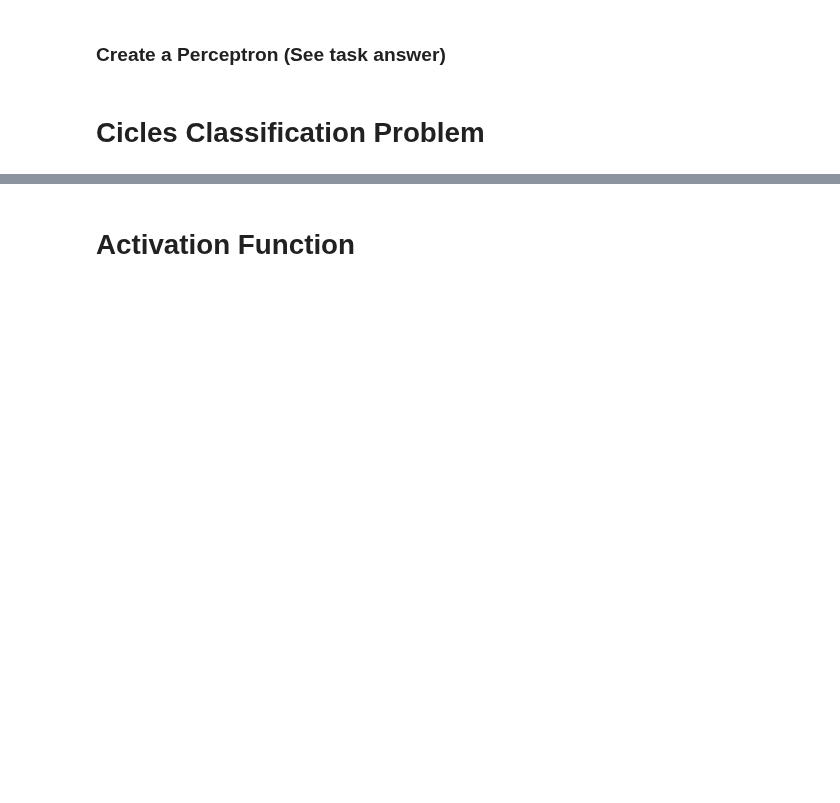
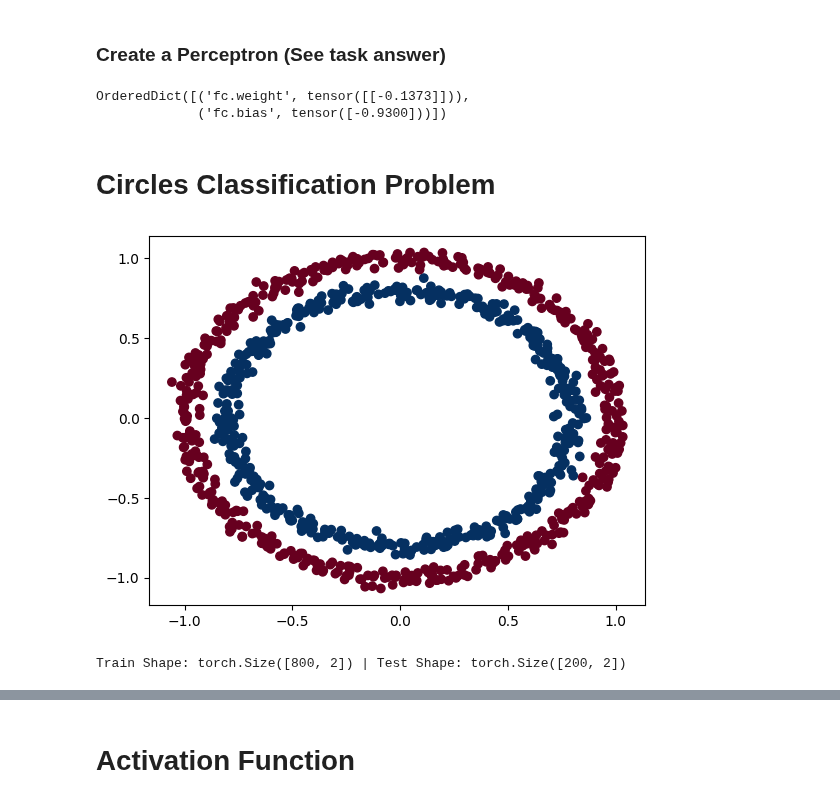
Before and after one commit to MuhammadTarek10/ML-DL, a Jupyter notebook: more-dl/more-dl-session.ipynb, the cells around one changed output, grey strips where cells are left out. Saved outputs shown, nothing was run; the diff lists cells and outputs as text; code cells hidden in the pictures; blank space fills up the shorter version.

```diff
--- a/more-dl/more-dl-session.ipynb
+++ b/more-dl/more-dl-session.ipynb
@@ -8,3 +20,10 @@ Notice `Linear` that happened to show in task
+# %%
+model = OnePerceptronModel()
+
+model.state_dict()
+# %% [output]
+OrderedDict([('fc.weight', tensor([[-0.1373]])),
+             ('fc.bias', tensor([-0.9300]))])
 # %% [markdown]
-# Cicles Classification Problem
+# Circles Classification Problem
 # %%
@@ -13,0 +32,23 @@ import matplotlib.pyplot as plt
+# %%
+n_samples = 1000
+
+X, y = make_circles(n_samples=n_samples,
+    noise=0.03,
+    random_state=42,
+)
+
+plt.scatter(X[:, 0], X[:, 1], c=y, cmap=plt.cm.RdBu);
+# %% [output]
+[figure, added]
+# %%
+import torch
+from sklearn.model_selection import train_test_split
+
+X = torch.from_numpy(X).type(torch.float)
+y = torch.from_numpy(y).type(torch.float)
+
+X_train, X_test, y_train, y_test = train_test_split(X, y, test_size=0.2)
+
+print(f"Train Shape: {X_train.shape} | Test Shape: {X_test.shape}")
+# %% [output]
+Train Shape: torch.Size([800, 2]) | Test Shape: torch.Size([200, 2])
```
Also changed, not shown: parts of 17 cells of this notebook, 10 other files.
